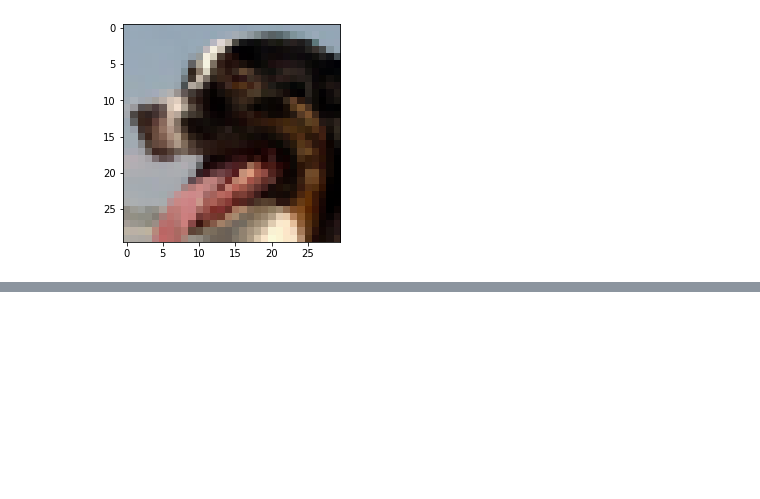
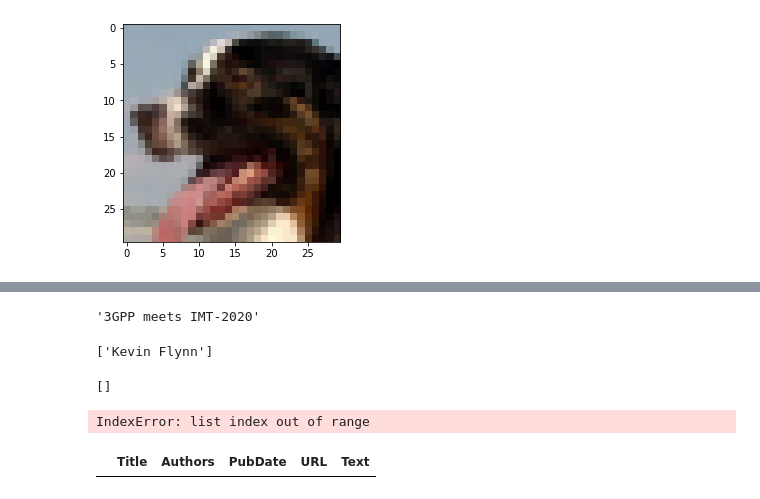
Before and after one commit to pennya6/datacamples, a Jupyter notebook: 데이터분석심화1/test2.ipynb, the cells around one changed output, grey strips where cells are left out. Saved outputs shown, nothing was run; the diff lists cells and outputs as text; code cells hidden in the pictures; blank space fills up the shorter version.

```diff
--- a/데이터분석심화1/test2.ipynb
+++ b/데이터분석심화1/test2.ipynb
@@ -25,0 +47,8 @@ data type : <class 'numpy.ndarray'>,shape:(30, 30, 3)
+# %%
+import newspaper
+from newspaper import Article
+
+article=Article("https://www.3gpp.org/news-events/2143-3gpp-meets-imt-2020")
+article.download()
+article.parse()
+print(article.text)
@@ -25,0 +73,41 @@ data type : <class 'numpy.ndarray'>,shape:(30, 30, 3)
+# %%
+article.title
+# %% [output]
+'3GPP meets IMT-2020'
+# %%
+article.authors
+# %% [output]
+['Kevin Flynn']
+# %%
+import newspaper
+site=newspaper.build("https://techcrunch.com/")
+site.article_urls()
+# %% [output]
+[]
+# %%
+site_article=site.articles[0]
+site_article.download()
+site_article.parse()
+site_article.title
+site_article.url
+# %% [output]
+IndexError: list index out of range
+# %%
+allarticles=[]
+for i in range(len(site.article_urls())):
+    article=Article(site.article_urls()[i])
+    article.download()
+    article.parse()
+    allarticles.append(article)
+# %%
+import pandas as pd
+df=pd.DataFrame(columns=['Title','Authors','PubDate','URL','Text'])
+# %%
+for i in range(len(allarticles)):
+    row=dict(zip(['Title','Authors','PubDate','URL','Text'],[allarticles[i].title,allarticles[i].authors,allarticles[i].public_date,allarticles[i].urls,allarticles[i].text]))
+    row_s=pd.Series(row)
+    row_s.name=i
+    df=df.append(row_s)
+df
+# %% [output]
+|  | Title | Authors | PubDate | URL | Text |
```
Also changed, not shown: parts of 16 cells of this notebook, 13 other files.
